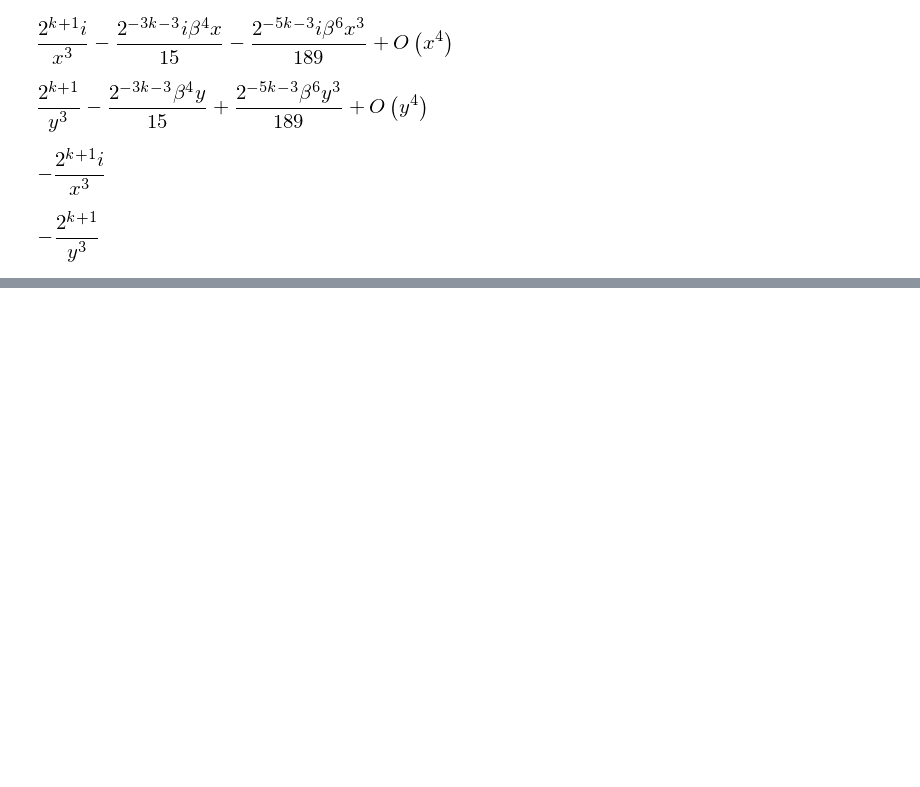
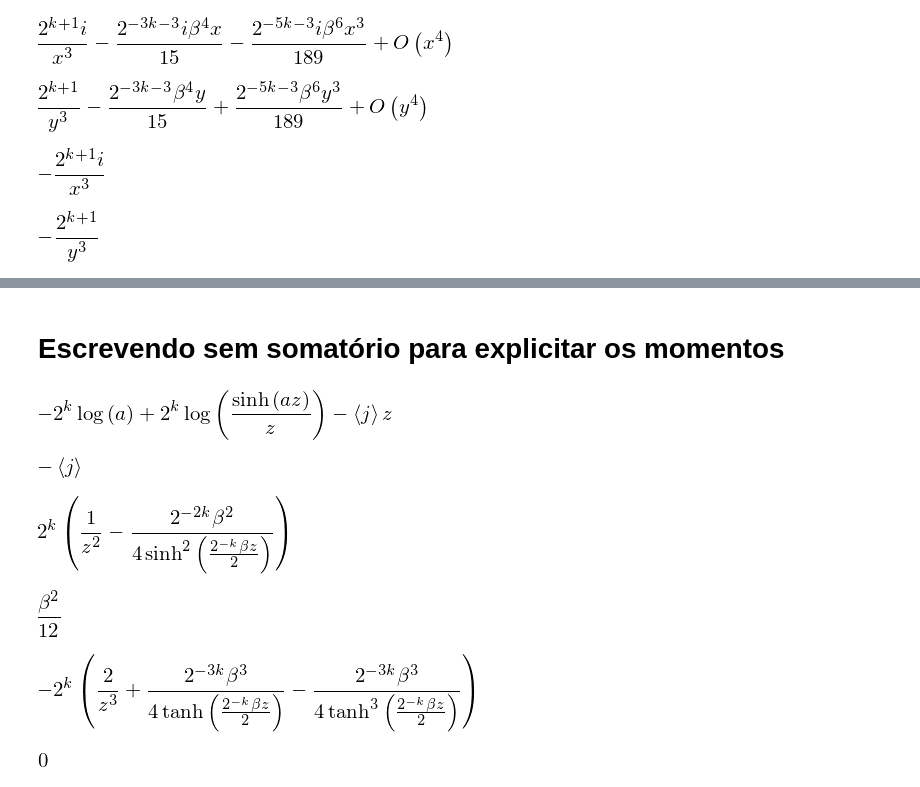
Before and after one commit to orahcio/fluxos, a Jupyter notebook: calctopaper.ipynb, the cells around one changed output, grey strips where cells are left out. Saved outputs shown, nothing was run; the diff lists cells and outputs as text; code cells hidden in the pictures; blank space fills up the shorter version.

Commit message:
Teminando de calcular até o décimo momento

```diff
--- a/calctopaper.ipynb
+++ b/calctopaper.ipynb
@@ -27,6 +30,6 @@ Pin, Pi = symbols('P_\\infty \\Pi',cls=Function)
 # %%
 def f(z,k):
-    return 2**(k+1)/(b*z)*sinh(b*z/2**(k+1))
+    return sinh(a*z)/(a*z)
 
 def PI(z,m,n):
     a = Symbol('beta',positive=True)
@@ -155,0 +163,2 @@ t2.subs([[z,y+I*x],[x,0]]).series(y,0,4)
+# %%
+f = -j*z+Sum((2**k)*log(f(z,k)),(k,1,n))
@@ -155,0 +185,37 @@ t2.subs([[z,y+I*x],[x,0]]).series(y,0,4)
+# %% [markdown]
+# Escrevendo sem somatório para explicitar os momentos
+# %%
+f0 = (-j*z+(2**k)*log(f(z,k))).expand(log)
+f0
+# %% [output]
+[figure, added]
+# %%
+f1 = f0.diff(z,1).subs([[a,b/2**(k+1)]])
+f1 = f1.trigsimp()
+c1 = f1.limit(z,0)
+c1
+# %% [output]
+[figure, added]
+# %%
+f2 = f0.diff(z,2).subs([[a,b/2**(k+1)]])
+f2 = f2.trigsimp()
+f2
+# %% [output]
+[figure, added]
+# %%
+c2 = f2.limit(z,0)
+c2 = Sum(c2,(k,1,oo)).doit()
+c2
+# %% [output]
+[figure, added]
+# %%
+f3 = f0.diff(z,3).subs([[a,b/2**(k+1)]])
+f3 = f3.trigsimp()
+f3
+# %% [output]
+[figure, added]
+# %%
+c3 = f3.limit(z,0)
+c3
+# %% [output]
+[figure, added]
```
Also changed, not shown: parts of 48 cells of this notebook.
